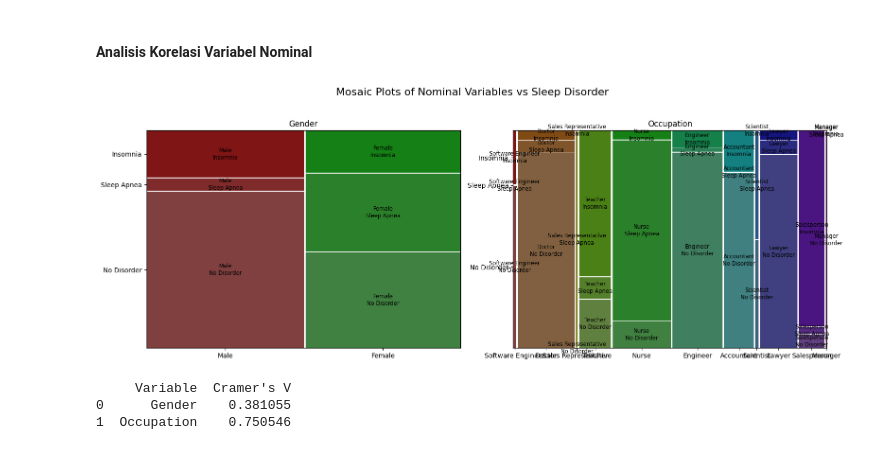
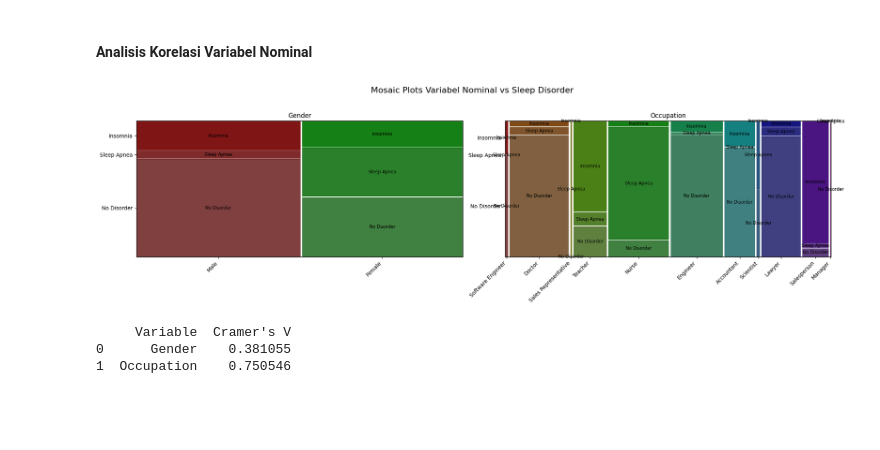
Before and after one commit to Qozuu/EDA-Project-EAS, a Jupyter notebook: sleep_eda.ipynb, the cells around one changed output. Saved outputs shown, nothing was run; the diff lists cells and outputs as text; code cells hidden in the pictures; blank space fills up the shorter version.

Commit message:
update: ratio plot

```diff
--- a/sleep_eda.ipynb
+++ b/sleep_eda.ipynb
@@ -301,21 +301,24 @@ Stress Level vs Sleep Disorder: Nilai p-value juga lebih kecil dari 0.05 (6.59×
 #### Analisis Korelasi Variabel Nominal
 # %%
 nominal_vars = ['Gender', 'Occupation']
-fig, axes = plt.subplots(1, len(nominal_vars), figsize=(16, 6))
+fig, axes = plt.subplots(1, len(nominal_vars), figsize=(20, 6))
 
 for ax, col in zip(axes, nominal_vars):
     mosaic(
         df,
         [col, 'Sleep Disorder'],
-        ax=ax
+        ax=ax,
+        labelizer=lambda k: k[1],
+        properties={'fontsize': 8}
     )
     ax.set_title(col)
+    ax.set_xticklabels(ax.get_xticklabels(),rotation=45,ha='right')
 
-fig.suptitle('Mosaic Plots of Nominal Variables vs Sleep Disorder', fontsize=16)
+fig.suptitle('Mosaic Plots Variabel Nominal vs Sleep Disorder', fontsize=16)
 plt.tight_layout(rect=[0, 0, 1, 0.95])
 plt.show()
 # %% [output]
-[figure, old version]
+[figure, new version]
 # %%
 from scipy.stats import chi2_contingency
 
```
Also changed, not shown: parts of 23 cells of this notebook.
